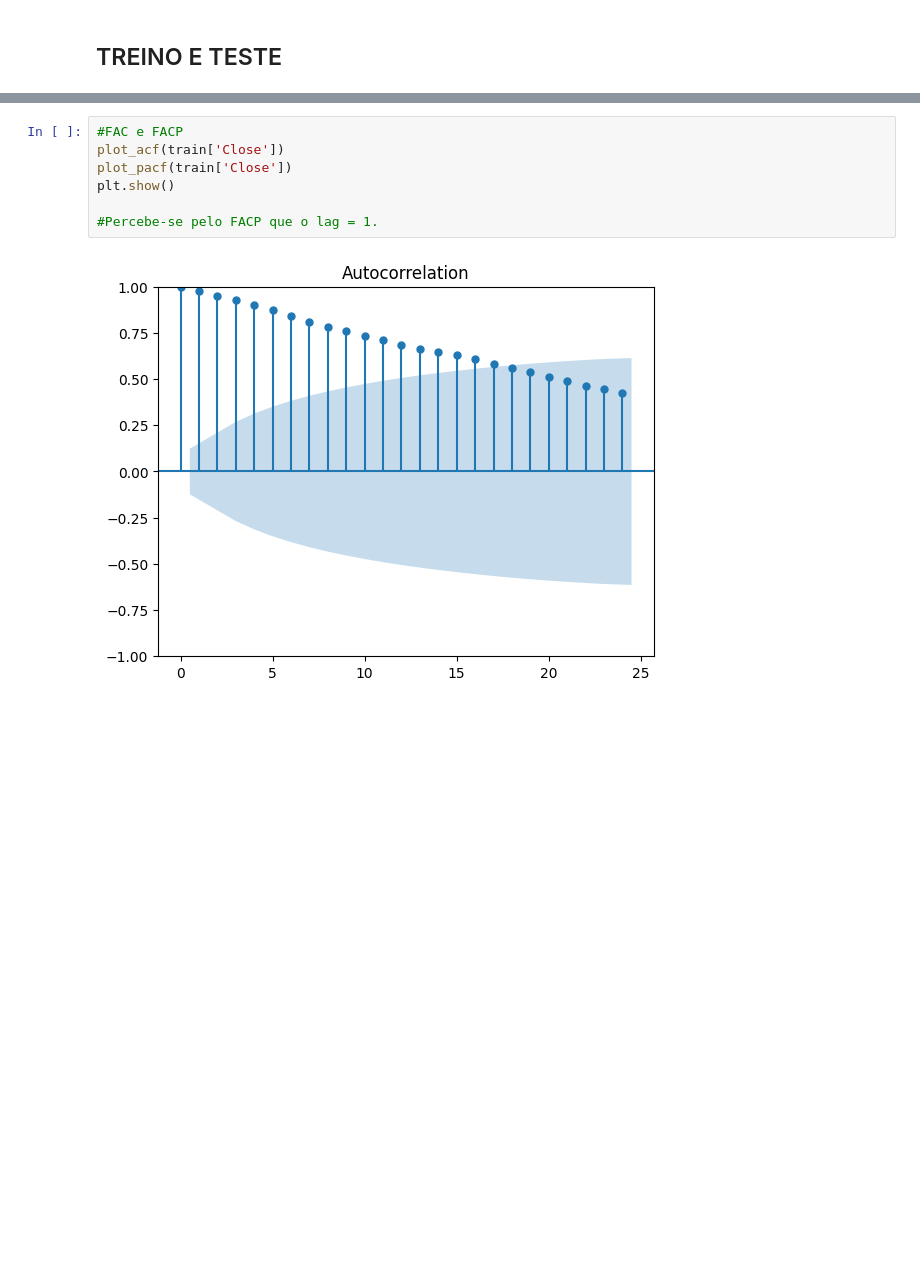
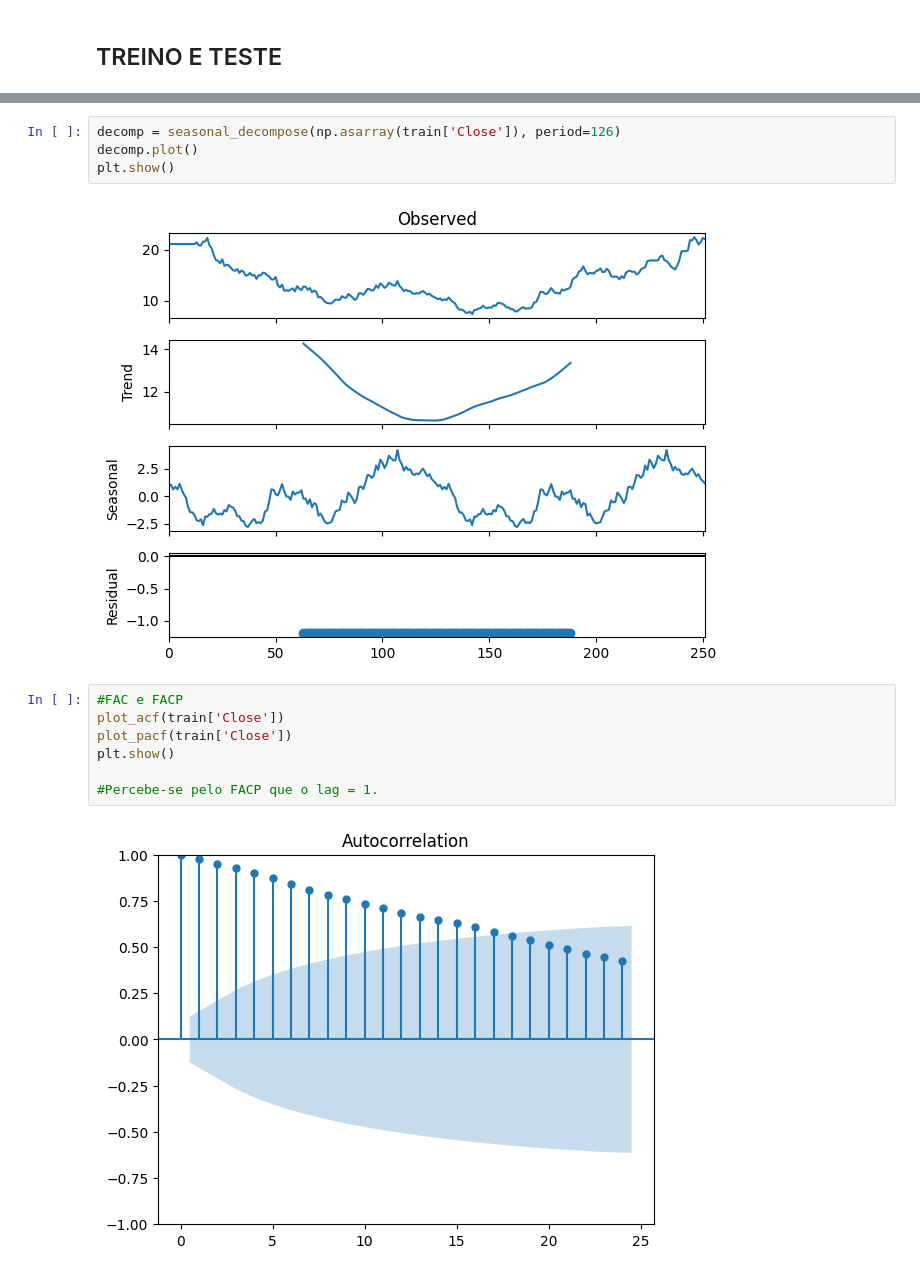
Before and after one commit to MeloRPN/Serie-ARIMA-Inter, a Jupyter notebook: AULA_SERIES_TEMPORAIS_TRABALHO.ipynb, the cells around one changed output, grey strips where cells are left out. Saved outputs shown, nothing was run; the diff lists cells and outputs as text; blank space fills up the shorter version.

```diff
--- a/AULA_SERIES_TEMPORAIS_TRABALHO.ipynb
+++ b/AULA_SERIES_TEMPORAIS_TRABALHO.ipynb
@@ -62,6 +74,12 @@ plt.title('Valores de Fechamento - Banco Inter INBR32')
 plt.show()
 # %% [output]
 [figure]
+# %%
+decomp = seasonal_decompose(np.asarray(train['Close']), period=126)
+decomp.plot()
+plt.show()
+# %% [output]
+[figure, added]
 # %%
 #FAC e FACP
 plot_acf(train['Close'])
```
Also changed, not shown: parts of 9 cells of this notebook.
